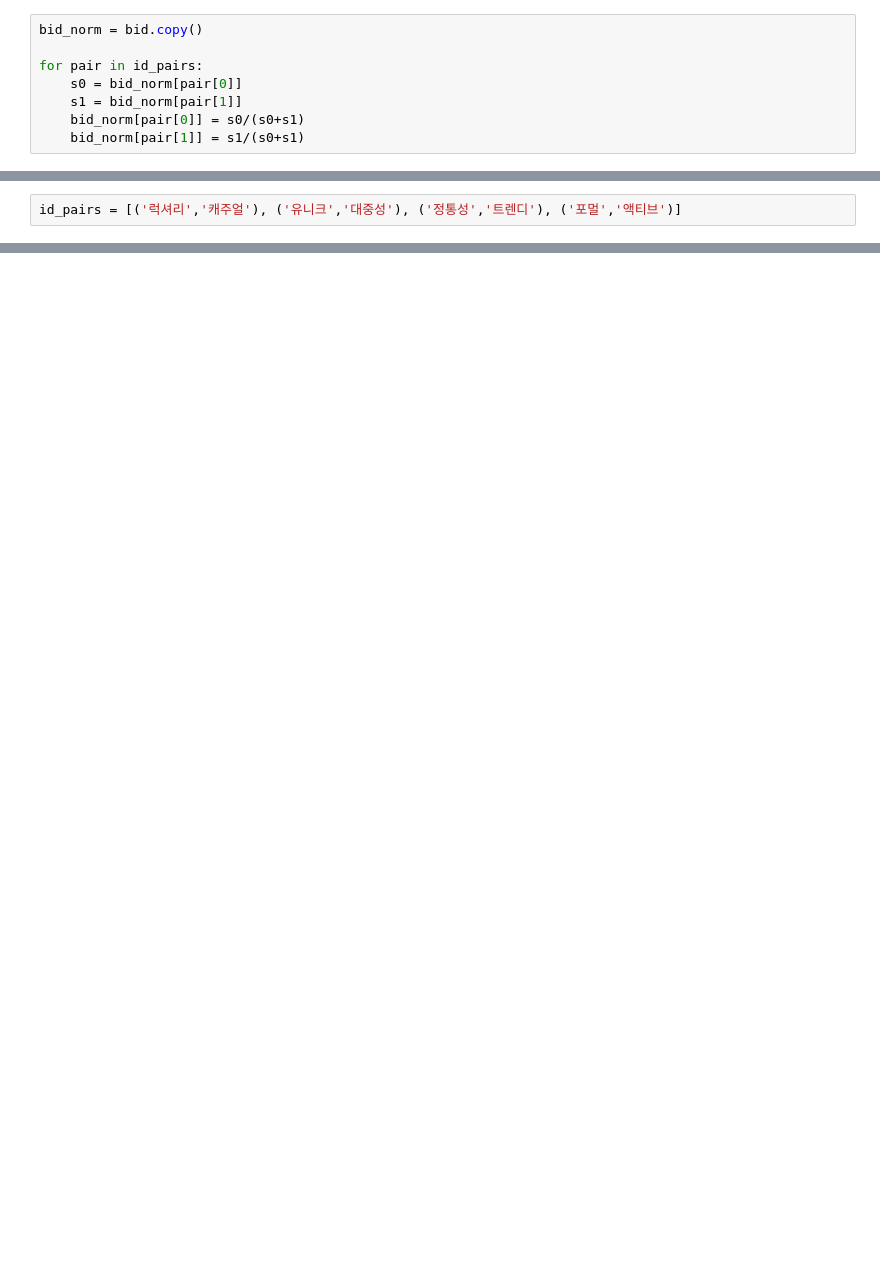
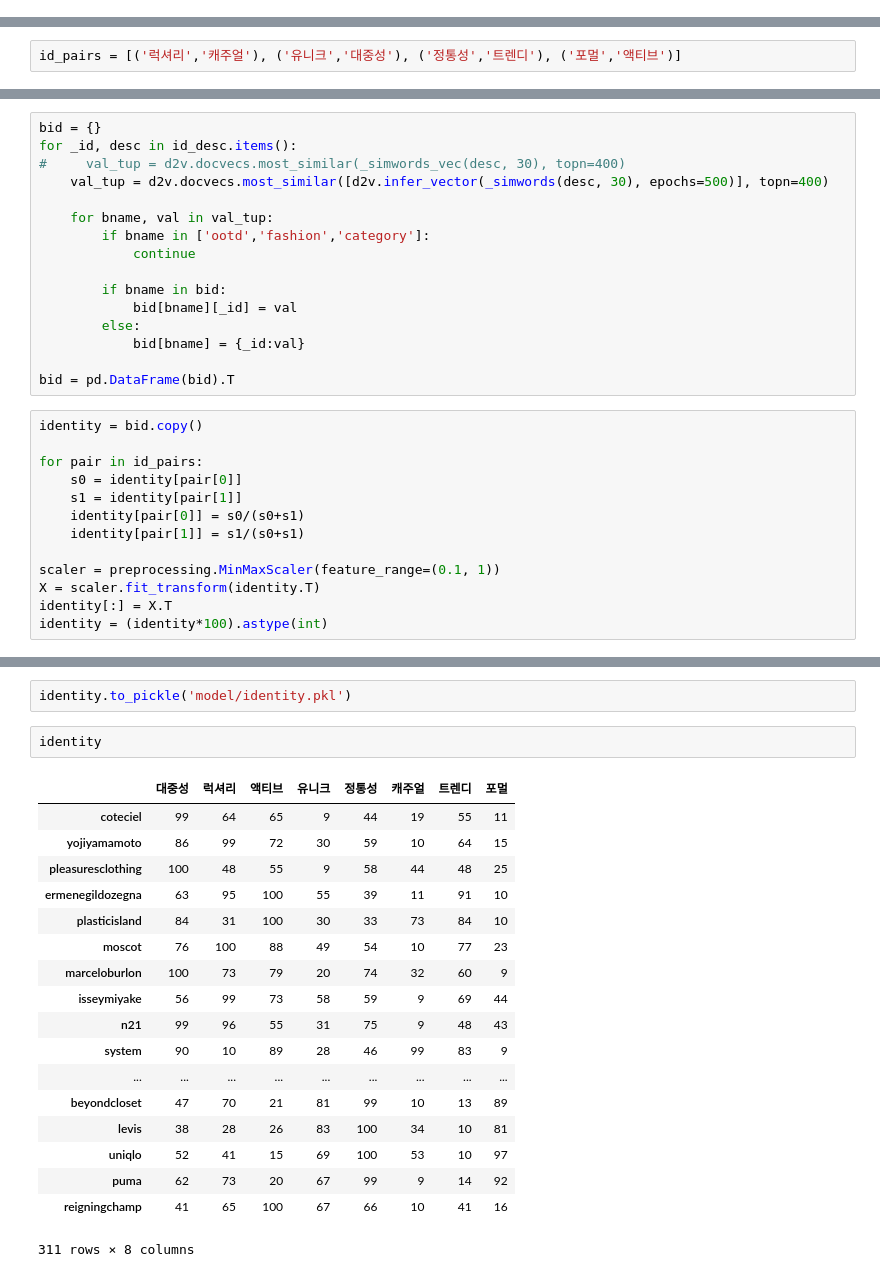
Before and after one commit to gem763/texcrapy, a Jupyter notebook: texcrapy5.ipynb, the cells around one changed output, grey strips where cells are left out. Saved outputs shown, nothing was run; the diff lists cells and outputs as text; blank space fills up the shorter version.

```diff
--- a/texcrapy5.ipynb
+++ b/texcrapy5.ipynb
@@ -457,8 +437,0 @@ bid = pd.DataFrame(bid).T
-# %%
-bid_norm = bid.copy()
-
-for pair in id_pairs:
-    s0 = bid_norm[pair[0]]
-    s1 = bid_norm[pair[1]]
-    bid_norm[pair[0]] = s0/(s0+s1)
-    bid_norm[pair[1]] = s1/(s0+s1)
@@ -646,0 +464,29 @@ Name: 신뢰성, Length: 311, dtype: float64
+# %%
+bid = {}
+for _id, desc in id_desc.items():
+#     val_tup = d2v.docvecs.most_similar(_simwords_vec(desc, 30), topn=400)
+    val_tup = d2v.docvecs.most_similar([d2v.infer_vector(_simwords(desc, 30), epochs=500)], topn=400)
+
+    for bname, val in val_tup:
+        if bname in ['ootd','fashion','category']:
+            continue
+
+        if bname in bid:
+            bid[bname][_id] = val
+        else:
+            bid[bname] = {_id:val}
+
+bid = pd.DataFrame(bid).T
+# %%
+identity = bid.copy()
+
+for pair in id_pairs:
+    s0 = identity[pair[0]]
+    s1 = identity[pair[1]]
+    identity[pair[0]] = s0/(s0+s1)
+    identity[pair[1]] = s1/(s0+s1)
+
+scaler = preprocessing.MinMaxScaler(feature_range=(0.1, 1))
+X = scaler.fit_transform(identity.T)
+identity[:] = X.T
+identity = (identity*100).astype(int)
@@ -646,0 +513,23 @@ Name: 신뢰성, Length: 311, dtype: float64
+# %%
+identity.to_pickle('model/identity.pkl')
+# %%
+identity
+# %% [output]
+|  | 대중성 | 럭셔리 | 액티브 | 유니크 | 정통성 | 캐주얼 | 트렌디 | 포멀 |
+| coteciel | 99 | 64 | 65 | 9 | 44 | 19 | 55 | 11 |
+| yojiyamamoto | 86 | 99 | 72 | 30 | 59 | 10 | 64 | 15 |
+| pleasuresclothing | 100 | 48 | 55 | 9 | 58 | 44 | 48 | 25 |
+| ermenegildozegna | 63 | 95 | 100 | 55 | 39 | 11 | 91 | 10 |
+| plasticisland | 84 | 31 | 100 | 30 | 33 | 73 | 84 | 10 |
+| moscot | 76 | 100 | 88 | 49 | 54 | 10 | 77 | 23 |
+| marceloburlon | 100 | 73 | 79 | 20 | 74 | 32 | 60 | 9 |
+| isseymiyake | 56 | 99 | 73 | 58 | 59 | 9 | 69 | 44 |
+| n21 | 99 | 96 | 55 | 31 | 75 | 9 | 48 | 43 |
+| system | 90 | 10 | 89 | 28 | 46 | 99 | 83 | 9 |
+| ... | ... | ... | ... | ... | ... | ... | ... | ... |
+| beyondcloset | 47 | 70 | 21 | 81 | 99 | 10 | 13 | 89 |
+| levis | 38 | 28 | 26 | 83 | 100 | 34 | 10 | 81 |
+| uniqlo | 52 | 41 | 15 | 69 | 100 | 53 | 10 | 97 |
+| puma | 62 | 73 | 20 | 67 | 99 | 9 | 14 | 92 |
+| reigningchamp | 41 | 65 | 100 | 67 | 66 | 10 | 41 | 16 |
+311 rows × 8 columns
```
Also changed, not shown: parts of 26 cells of this notebook, 3 other files.
